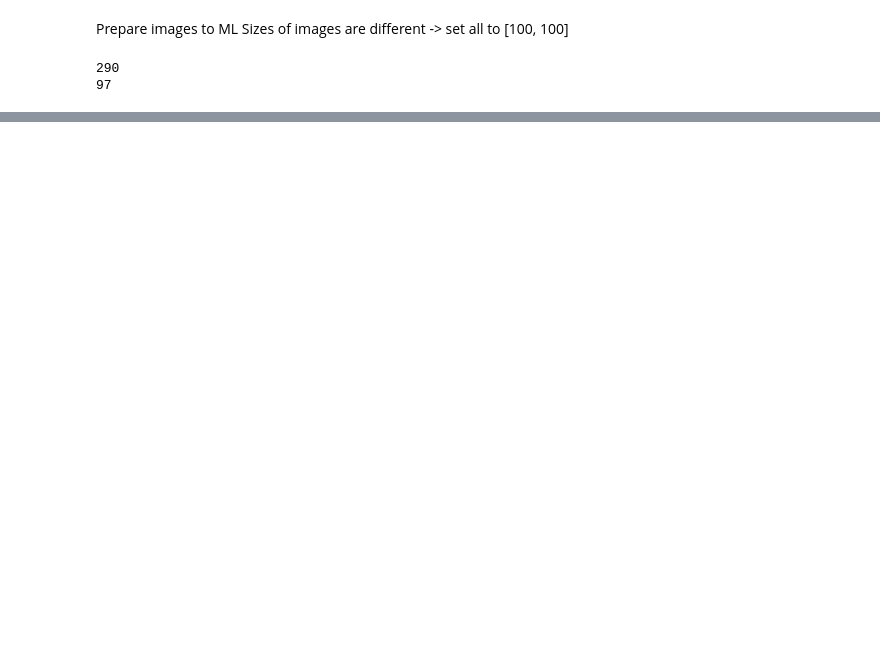
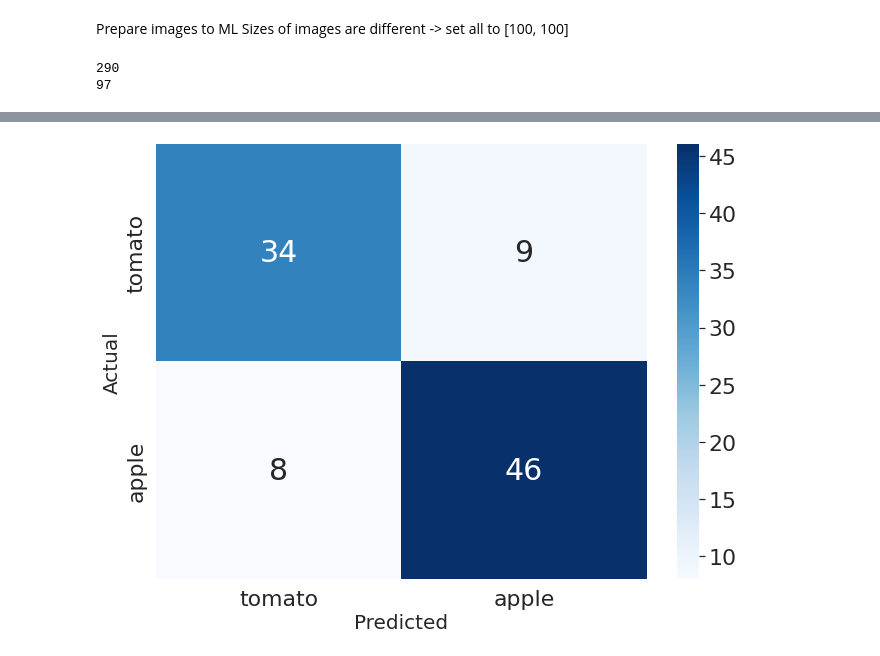
Before and after one commit to dwegrzyniak/TomatoAppleClassifier, a Jupyter notebook: AppleTomatosClassification.ipynb, the cells around one changed output, grey strips where cells are left out. Drawn from its saved outputs; the diff is of its cells as text; code cells hidden in the pictures; blank space fills up the shorter version.

```diff
--- a/AppleTomatosClassification.ipynb
+++ b/AppleTomatosClassification.ipynb
@@ -97,0 +87,18 @@ torch.Size([97, 3, 100, 100]) torch.Size([97])
+# %%
+model = nn.Sequential(
+ ConvDownBlock(3, 8, 3, 1),      # (*, 3, 128, 128) -> (*, 8, 64, 64)
+    ConvDownBlock(8, 16, 3, 1),     # -> (*, 16, 32, 32)
+    ConvDownBlock(16, 32, 3, 1),    # -> (*, 32, 16, 16)
+    ConvDownBlock(32, 64, 3, 1),    # -> (*, 64, 8, 8)
+    nn.Flatten(),
+    nn.Dropout(0.2),
+    nn.Linear(in_features=64*8*8, out_features=64*8),
+    nn.ReLU(),
+    nn.Linear(in_features=64*8, out_features=256),
+    nn.ReLU(),
+    nn.Linear(in_features=256, out_features=256),
+    nn.ReLU(),
+    nn.Linear(in_features=256, out_features=64),
+    nn.ReLU(),
+    nn.Linear(in_features=64, out_features=2)
+).to(device)
@@ -97,0 +186,19 @@ torch.Size([97, 3, 100, 100]) torch.Size([97])
+# %%
+import seaborn as sns
+from seaborn import heatmap
+
+plt.figure(figsize=(11,8))
+sns.set(font_scale=2)
+
+heatmap(cm,
+        annot=True,
+        annot_kws={"size": 30},
+        fmt='g',
+        cmap='Blues',
+        xticklabels=labels,
+        yticklabels=labels)
+
+plt.xlabel('Predicted', fontsize=20)
+plt.ylabel('Actual', fontsize=20);
+# %% [output]
+[figure, added]
```
Also changed, not shown: parts of 16 cells of this notebook.
